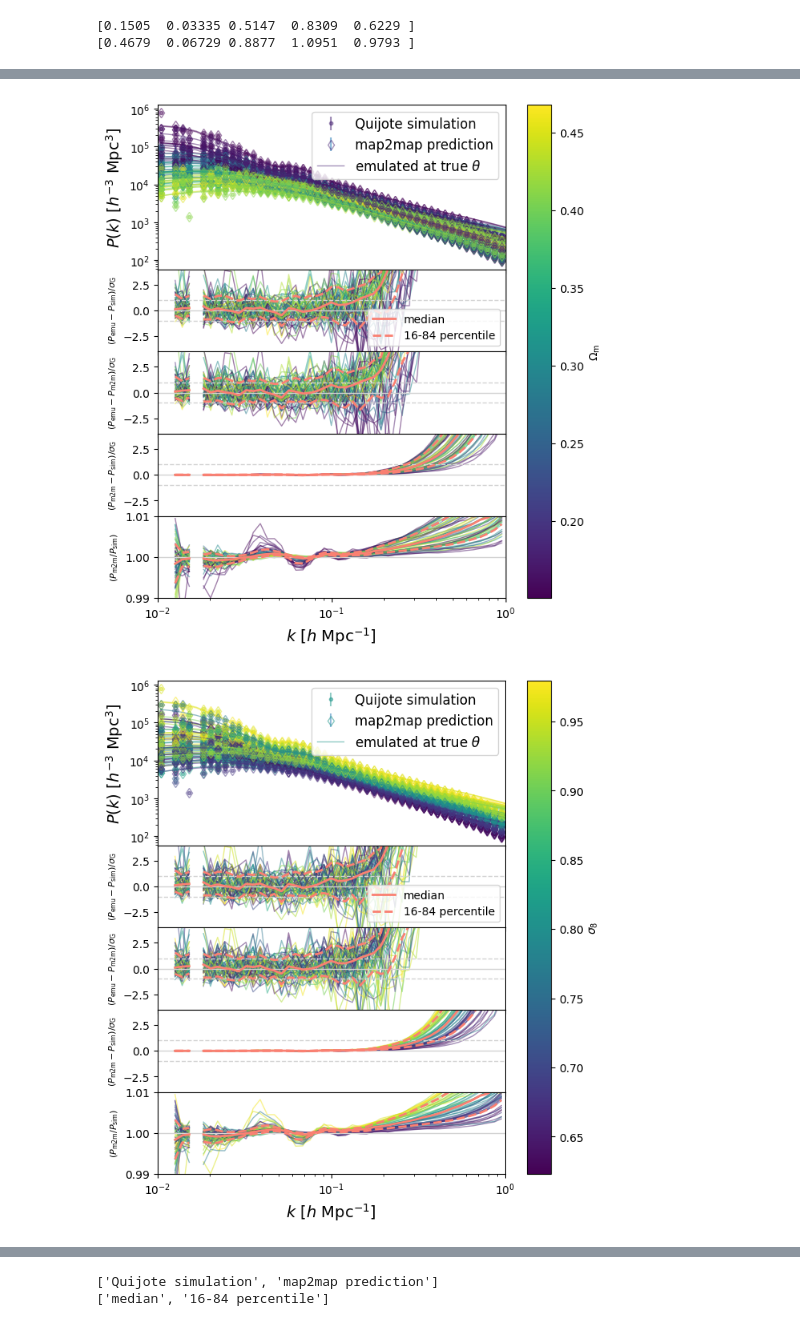
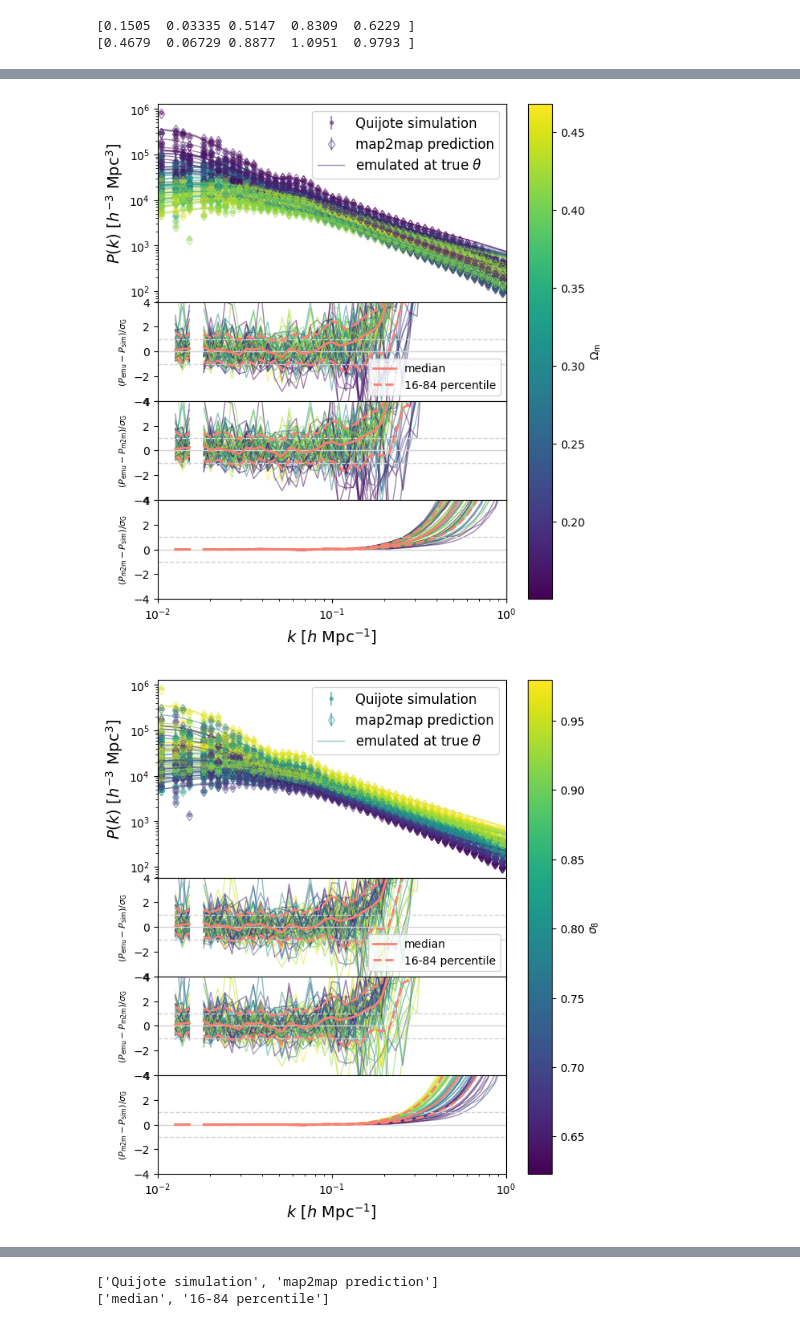
Before and after one commit to kstoreyf/muchisimocks, a Jupyter notebook: notebooks/2024-04-03_check_map2map.ipynb, the cells around one changed output, grey strips where cells are left out. Cells and saved outputs as stored; diff of their text form; code cells hidden in the pictures.

```diff
--- a/notebooks/2024-04-03_check_map2map.ipynb
+++ b/notebooks/2024-04-03_check_map2map.ipynb
@@ -361,3 +363,5 @@ gaussian_error_pk = pk_obj['pk_gaussian_error']
+# %%
+kk = pk_obj_pred['k']
 # %%
 tracer_field_sim = get_tracer_field(bias_terms_eul_sim, bias_vector)
 # %% [output]
@@ -478,7 +505,9 @@ for param_name in param_names:
         emu_param_name = param_names_2_emu_param_names[param_name]
     cosmo_params[emu_param_name] = param_dict[param_name]
 
-# _, pk_lbias, _ = emu_lbias.get_galaxy_real_pk(bias=bias_vector, k=kk,
-#                                                     **cosmo_params)
+# max of lbias emu
+kk_lbias = kk[kk<0.75]
+_, pk_emu_lbias, _ = emu_lbias.get_galaxy_real_pk(bias=bias_vector, k=kk_lbias,
+                                                    **cosmo_params)
 _, pk_emu, = emu_mpk_ext.get_nonlinear_pk(k=kk, cold=True,
                                                         **cosmo_params)
@@ -611,2 +635,0 @@ array([4.95530787e-07, 4.94205677e-07, 4.97421635e-07, 4.99759756e-07,
-# %%
-emu_mpk_ext, emu_bounds_mpk_ext, emu_param_names_mpk_ext = utils.load_emu(emu_name='mpk_extended')
@@ -643,2 +635,0 @@ Baryonic Emulator loaded in memory.
-# %%
-emu_bounds_dict_mpk_ext = dict(zip(emu_param_names_mpk_ext, emu_bounds_mpk_ext))
@@ -789,13 +779,10 @@ for param_name_compare in param_names_compare:
     colors = sm.to_rgba(param_vals)
 
 
-    nrows, ncols = 5, 1
-    fig, axarr = plt.subplots(nrows, ncols, figsize=(7,8), sharex=True, height_ratios=[2,1,1,1,1])
+    nrows, ncols = 4, 1
+    fig, axarr = plt.subplots(nrows, ncols, figsize=(7,8), sharex=True, height_ratios=[2,1,1,1])
     plt.subplots_adjust(hspace=0)
 
-    # a few examples
-    #colors = plt.rcParams['axes.prop_cycle'].by_key()['color']
-    #print(colors)
     lw = 1
     show_error_all = False
     first = True
@@ -812,7 +799,7 @@ for param_name_compare in param_names_compare:
         if first or show_error_all:
             axarr[0].errorbar(k, Pk_sim[i], yerr=gaussian_error_pk_sim[i],
                             ls='None', marker='o', markersize=3, alpha=0.5, label=label_true, color=colors[i])
-            axarr[0].errorbar(k, Pk_pred[i], yerr=gaussian_error_pk_sim[i], ls='None', marker='d', markersize=6, alpha=0.5,
+            axarr[0].errorbar(k, Pk_pred[i], yerr=gaussian_error_pk_pred[i], ls='None', marker='d', markersize=6, alpha=0.5,
                             label='map2map prediction',
                         markerfacecolor='None', markeredgecolor=colors[i])
         else:
@@ -823,16 +810,16 @@ for param_name_compare in param_names_compare:
         axarr[0].plot(k, pk_model_unscaled, ls='-', alpha=0.5, label=label_emu, color=colors[i], lw=lw)
 
         axarr[1].plot(k, (pk_model_unscaled-Pk_sim[i])/gaussian_error_pk_sim[i], ls='-', alpha=0.5, color=colors[i], lw=lw)
-        axarr[2].plot(k, (pk_model_unscaled-Pk_pred[i])/gaussian_error_pk_sim[i], ls='-', alpha=0.5, color=colors[i], lw=lw)
+        axarr[2].plot(k, (pk_model_unscaled-Pk_pred[i])/gaussian_error_pk_pred[i], ls='-', alpha=0.5, color=colors[i], lw=lw)
         axarr[3].plot(k, (Pk_pred[i]-Pk_sim[i])/gaussian_error_pk_sim[i], ls='-', alpha=0.5, color=colors[i], lw=lw)
-        axarr[4].plot(k, (Pk_pred[i]/Pk_sim[i]), ls='-', alpha=0.5, color=colors[i], lw=lw)
+        #axarr[4].plot(k, (Pk_pred[i]/Pk_sim[i]), ls='-', alpha=0.5, color=colors[i], lw=lw)
 
         first = False
 
     axarr[1].axhline(0, color='lightgrey', lw=1)
     axarr[2].axhline(0, color='lightgrey', lw=1)
     axarr[3].axhline(0, color='lightgrey', lw=1)
-    axarr[4].axhline(1.0, color='lightgrey', lw=1)
+    #axarr[4].axhline(1.0, color='lightgrey', lw=1)
 
     ls_1sig='--'
     axarr[1].axhline(-1, color='lightgrey', lw=1, ls=ls_1sig)
@@ -843,13 +830,13 @@ for param_name_compare in param_names_compare:
     axarr[3].axhline(1, color='lightgrey', lw=1, ls=ls_1sig)
 
     diff_Pksim = Pk_emu - Pk_sim
-    diff_Pksim_overPk = diff_Pksim/gaussian_error_pk_sim
+    diff_Pksim_overG = diff_Pksim/gaussian_error_pk_sim
     diff_Pksim_overG_16 = np.percentile(diff_Pksim_overG, 16, axis=0)
     diff_Pksim_overG_84 = np.percentile(diff_Pksim_overG, 84, axis=0)
     diff_Pksim_overG_med = np.median(diff_Pksim_overG, axis=0)
 
     diff_Pkpred = Pk_emu - Pk_pred
-    diff_Pkpred_overG = diff_Pkpred/gaussian_error_pk_sim
+    diff_Pkpred_overG = diff_Pkpred/gaussian_error_pk_pred
     diff_Pkpred_overG_16 = np.percentile(diff_Pkpred_overG, 16, axis=0)
     diff_Pkpred_overG_84 = np.percentile(diff_Pkpred_overG, 84, axis=0)
     diff_Pkpred_overG_med = np.median(diff_Pkpred_overG, axis=0)
@@ -860,10 +847,10 @@ for param_name_compare in param_names_compare:
     diff_overG_84 = np.percentile(diff_overG, 84, axis=0)
     diff_overG_med = np.median(diff_overG, axis=0)
 
-    ratio = Pk_pred/Pk_sim
-    ratio_16 = np.percentile(ratio, 16, axis=0)
-    ratio_84 = np.percentile(ratio, 84, axis=0)
-    ratio_med = np.median(ratio, axis=0)
+    # ratio = Pk_pred/Pk_sim
+    # ratio_16 = np.percentile(ratio, 16, axis=0)
+    # ratio_84 = np.percentile(ratio, 84, axis=0)
+    # ratio_med = np.median(ratio, axis=0)
 
     alpha_16_84 = 0.5
     axarr[1].plot(k, diff_Pksim_overG_med, color='salmon', lw=2, label='median')
@@ -878,10 +865,9 @@ for param_name_compare in param_names_compare:
     axarr[3].plot(k, diff_overG_16, color='salmon', lw=2, ls='--')
     axarr[3].plot(k, diff_overG_84, color='salmon', lw=2, ls='--')
 
-    axarr[4].plot(k, ratio_med, color='salmon', lw=2)
-    axarr[4].plot(k, ratio_16, color='salmon', lw=2, ls='--')
-    axarr[4].plot(k, ratio_84, color='salmon', lw=2, ls='--')
-
+    # axarr[4].plot(k, ratio_med, color='salmon', lw=2)
+    # axarr[4].plot(k, ratio_16, color='salmon', lw=2, ls='--')
+    # axarr[4].plot(k, ratio_84, color='salmon', lw=2, ls='--')
 
     # plot settings
     plt.xscale('log')
@@ -894,10 +880,9 @@ for param_name_compare in param_names_compare:
     axarr[1].set_ylim(-4, 4)
     axarr[2].set_ylim(-4, 4)
     axarr[3].set_ylim(-4, 4)
-    axarr[4].set_ylim(0.99, 1.01)
+    #axarr[4].set_ylim(0.99, 1.01)
 
     handles, labels = axarr[0].get_legend_handles_labels()
-    print(labels)
 
     if len(handles)>1:
         #order = [1,0,2]
@@ -906,7 +891,6 @@ for param_name_compare in param_names_compare:
         axarr[0].legend([handles[idx] for idx in order],[labels[idx] for idx in order], fontsize=12)
     # axarr[0].legend(fontsize=12)
     handles, labels = axarr[1].get_legend_handles_labels()
-    print(labels)
     axarr[1].legend(fontsize=10)
 
     plt.xlabel(r'$k \,\, [h \,\, {\rm Mpc}^{-1}]$', fontsize=14)
@@ -915,7 +899,7 @@ for param_name_compare in param_names_compare:
     axarr[1].set_ylabel(r'$(P_\text{emu}-P_\text{sim})/\sigma_\text{G}$', fontsize=fontsize_errs)
     axarr[2].set_ylabel(r'$(P_\text{emu}-P_\text{m2m})/\sigma_\text{G}$', fontsize=fontsize_errs)
     axarr[3].set_ylabel(r'$(P_\text{m2m}-P_\text{sim})/\sigma_\text{G}$', fontsize=fontsize_errs)
-    axarr[4].set_ylabel(r'$(P_\text{m2m}/P_\text{sim})$', fontsize=fontsize_errs)
+    #axarr[4].set_ylabel(r'$(P_\text{m2m}/P_\text{sim})$', fontsize=fontsize_errs)
 
     cbar = plt.colorbar(sm, ax=axarr.ravel().tolist())
     cbar.set_label(utils.param_label_dict[param_name_compare])
@@ -927,5 +907,5 @@ for param_name_compare in param_names_compare:
-[figure, old version]
+[figure, new version]
-[figure, old version]
+[figure, new version]
 # %%
 param_names_compare = ['sigma_8']
 
```
Also changed, not shown: parts of 42 cells of this notebook, 3 other files.
